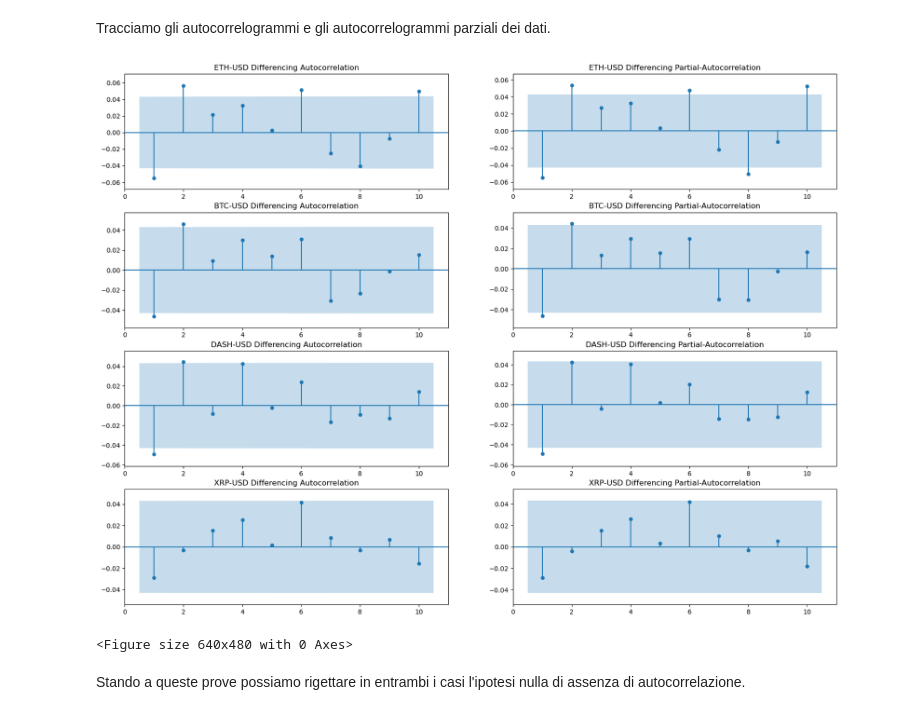
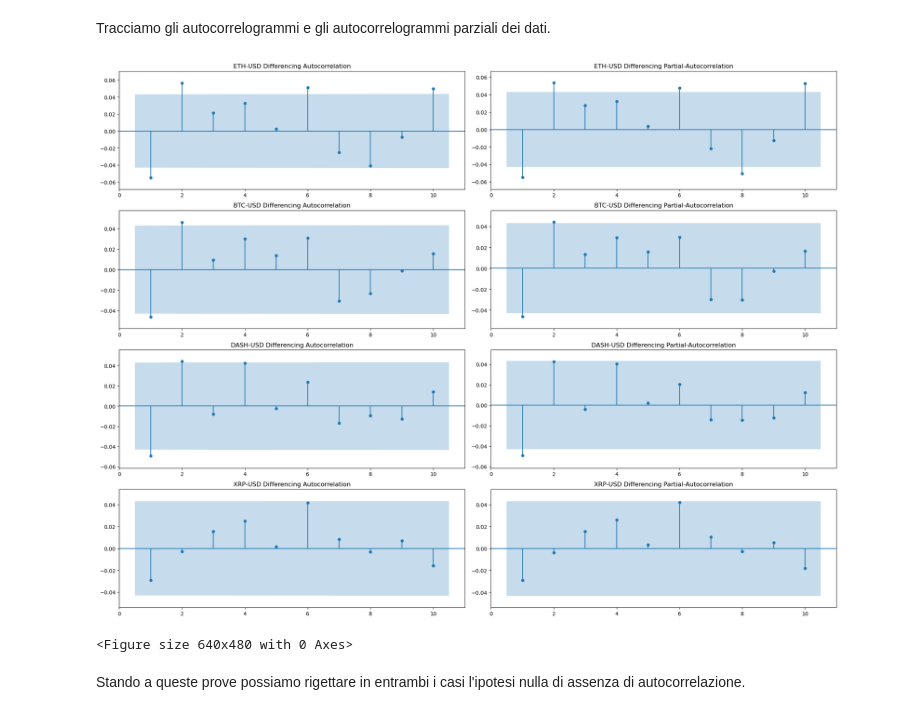
Before and after one commit to SimoneNicosanti/MPSMF_Project, a Jupyter notebook: Progetto.ipynb, the cells around one changed output. Saved outputs shown, nothing was run; the diff lists cells and outputs as text; code cells hidden in the pictures.

```diff
--- a/Progetto.ipynb
+++ b/Progetto.ipynb
@@ -16,12 +16,12 @@ import DataExtractor
 
 cryptoList : list[str] = ["ETH-USD", "BTC-USD", "DASH-USD", "XRP-USD"]
 
-startDate : str = "2018-01-01"
-endDate : str = "2023-09-01"
+extractionStartDate : str = "2018-01-01"
+extractionEndDate : str = "2023-09-01"
 interval : str = "daily"
 
 for crypto in cryptoList :
-    DataExtractor.extractData(crypto, startDate, endDate, interval)
+    DataExtractor.extractData(crypto, extractionStartDate, extractionEndDate, interval)
 # %%
 import os, pandas as pd
 # %%
@@ -85,7 +85,9 @@ lastDate = currDate
 lastValue = interpolatedValue
 
 cpiInterpolatedDataFrame.loc[len(cpiInterpolatedDataFrame)] = [lastDate, lastValue]
-cpiInterpolatedDataFrame = cpiInterpolatedDataFrame[cpiInterpolatedDataFrame["Date"] >= datetime.datetime(year = 2017, month = 12, day = 31)]
+dateTimeStartDate = datetime.datetime.strptime(extractionStartDate, '%Y-%m-%d')
+cpiFirstDate = dateTimeStartDate - datetime.timedelta(days = 1)
+cpiInterpolatedDataFrame = cpiInterpolatedDataFrame[cpiInterpolatedDataFrame["Date"] >= datetime.datetime(year = cpiFirstDate.year, month = cpiFirstDate.month, day = cpiFirstDate.day)]
 cpiInterpolatedDataFrame.reset_index(drop = True, inplace = True)
 cpiInterpolatedDataFrame
 # %% [output]
@@ -555,23 +557,24 @@ Tracciamo gli autocorrelogrammi e gli autocorrelogrammi parziali dei dati.
 # %%
 N_LAGS = 10
 
 fig, ax = plt.subplots(figsize=(20, 15), nrows = len(cryptoList), ncols = 2)
+fig.tight_layout(h_pad = 2, w_pad = 2)
 i = 0
 for crypto in cryptoList :
     axs[i].set_xticks(np.arange(0, N_LAGS, 1))
     axs[i].set_xticklabels(np.arange(0, N_LAGS, 1))
     plot_acf(x = differencingDict[crypto], ax = ax[i][0], lags = N_LAGS, title = crypto + " Differencing Autocorrelation", zero = False, auto_ylims = True)
     i += 1
 
 i = 0
 for crypto in cryptoList :
     plot_pacf(x = differencingDict[crypto], ax = ax[i][1], lags = N_LAGS, title = crypto + " Differencing Partial-Autocorrelation", zero = False, auto_ylims = True)
     i += 1
 
 plt.show()
 plt.clf()
 # %% [output]
-[figure, old version]
+[figure, new version]
 <Figure size 640x480 with 0 Axes>
 # %% [markdown]
 Stando a queste prove possiamo rigettare in entrambi i casi l'ipotesi nulla di assenza di autocorrelazione.
```
Also changed, not shown: parts of 5 cells of this notebook, 1 other file.
